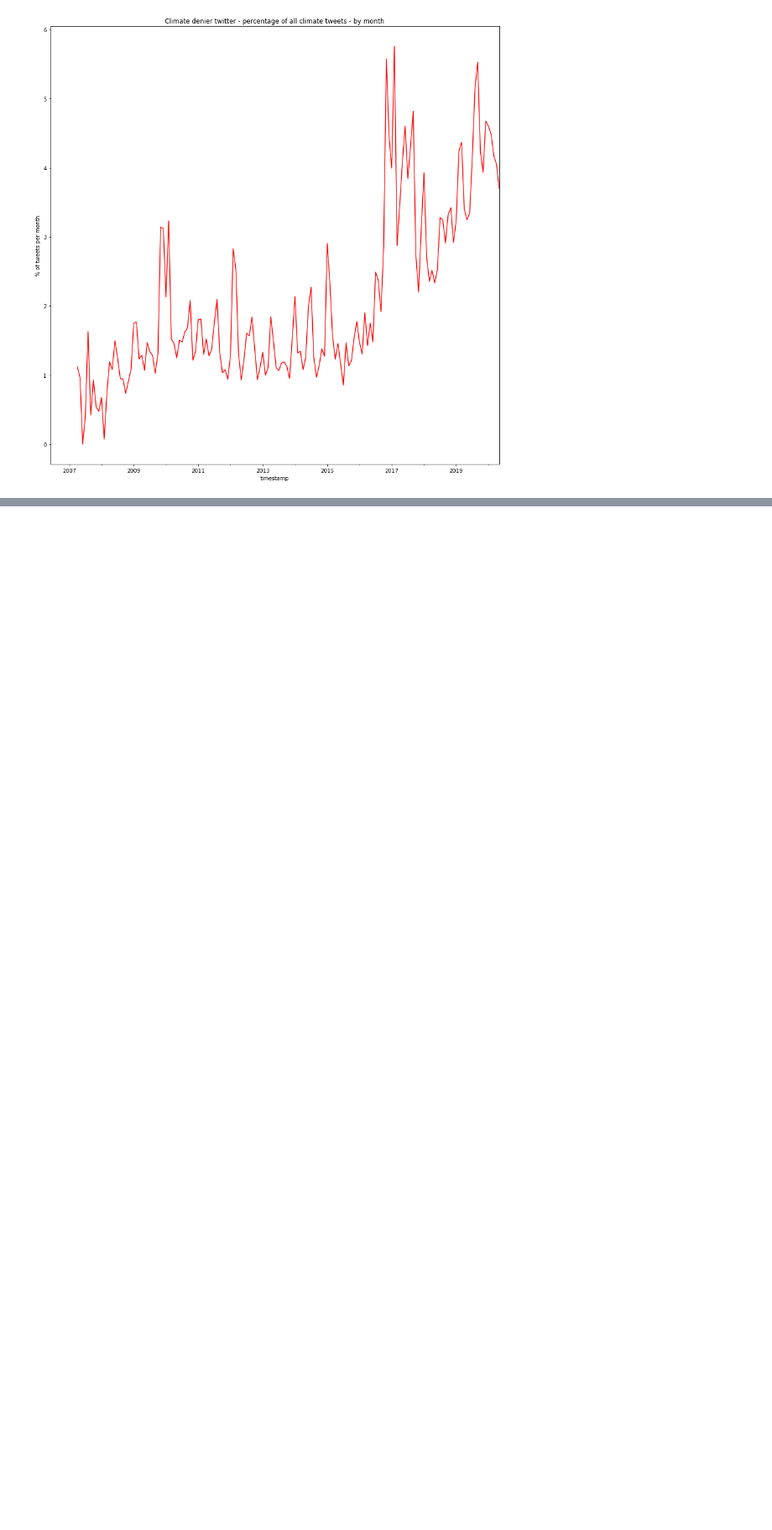
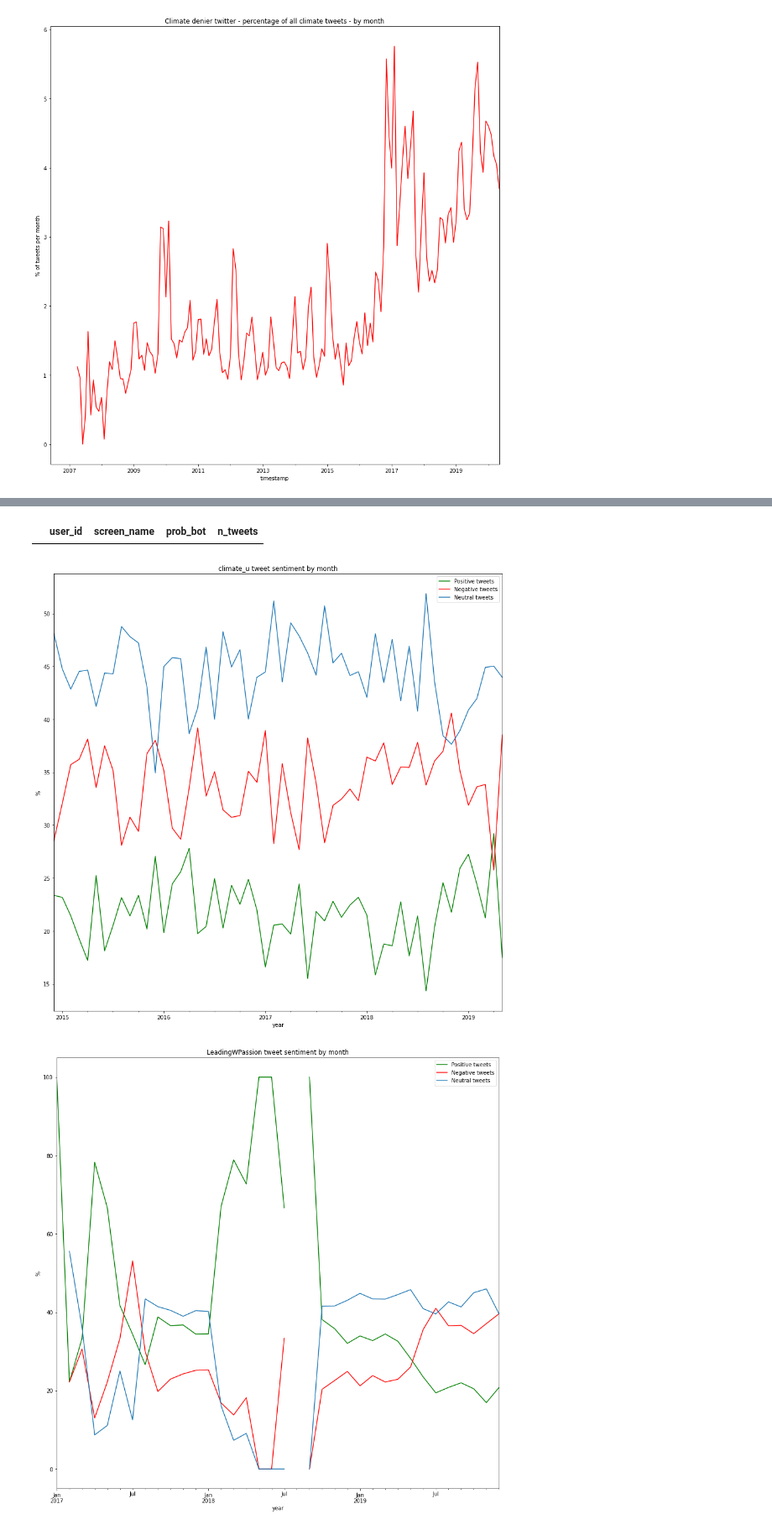
Before and after one commit to UoA-eResearch/twitter_analysis, a Jupyter notebook: global-climate-plot.ipynb, the cells around one changed output, grey strips where cells are left out. Shown at 84% size. Drawn from its saved outputs; the diff is of its cells as text; code cells hidden in the pictures; blank space fills up the shorter version.

```diff
--- a/global-climate-plot.ipynb
+++ b/global-climate-plot.ipynb
@@ -357,0 +322,29 @@ WARNING:itables.downsample:showing 2500x2 of 5000x2 as nbytes=80000>65536=maxByt
+# %%
+top_bots = botscores[botscores.prob_bot > .5].sort_values(by="n_tweets", ascending=False).head(10)
+top_bots
+# %% [output]
+|  | user_id | screen_name | prob_bot | n_tweets |
+# %%
+for i in range(10):
+    bot_id = top_bots.user_id.iloc[i]
+    name = top_bots.screen_name.iloc[i]
+    filtered_df = bot_tweets[bot_tweets.user_id == bot_id]
+
+    all_tweets_monthly = filtered_df.timestamp.resample("M").count()
+    pos_tweets = filtered_df.timestamp[filtered_df["compound"] > 0.05].resample("M").count()
+    pos_tweets_pc = pos_tweets / all_tweets_monthly * 100
+    neg_tweets = filtered_df.timestamp[filtered_df["compound"] < -0.05].resample("M").count()
+    neg_tweets_pc = neg_tweets / all_tweets_monthly * 100
+    neutral_tweets = filtered_df.timestamp[filtered_df["compound"].between(-.05, .05)].resample("M").count()
+    neutral_tweets_pc = neutral_tweets / all_tweets_monthly * 100
+
+    pos_tweets_pc.plot(figsize=(15,15), title=name + " tweet sentiment by month",color="g")
+    neg_tweets_pc.plot(color='r')
+    neutral_tweets_pc.plot()
+    plt.legend(["Positive tweets", "Negative tweets", "Neutral tweets"])
+    plt.xlabel("year")
+    plt.ylabel("%")
+    plt.show()
+# %% [output]
+[figure, added]
+[figure, added]
```
Also changed, not shown: parts of 16 cells of this notebook, 3 other files.
